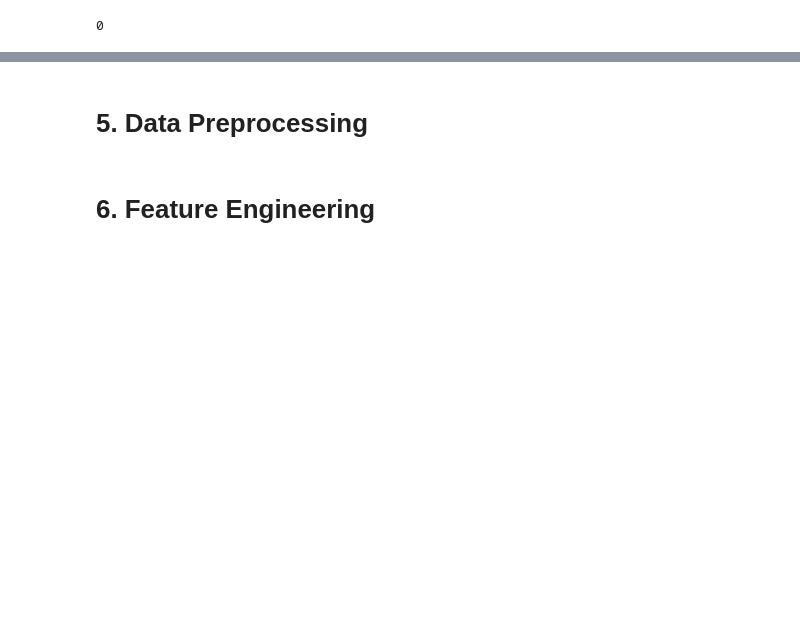
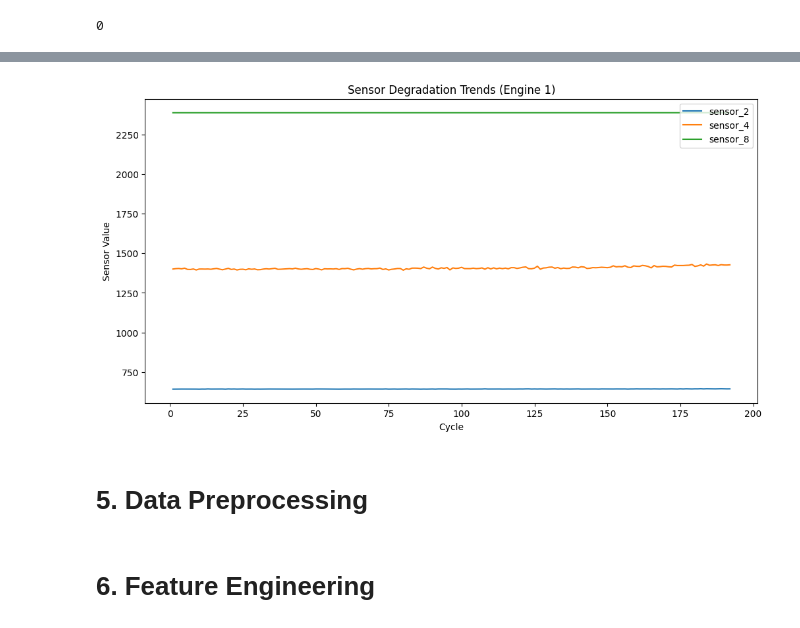
Before and after one commit to 0mcodes/AIML_PROJECTS, a Jupyter notebook: AI-Driven Aircraft Engine Predictive Maintenance System/Aircraft_Engine_Health_Monitoring.ipynb, the cells around one changed output, grey strips where cells are left out. Cells and saved outputs as stored; diff of their text form; code cells hidden in the pictures; blank space fills up the shorter version.

```diff
--- a/AI-Driven Aircraft Engine Predictive Maintenance System/Aircraft_Engine_Health_Monitoring.ipynb
+++ b/AI-Driven Aircraft Engine Predictive Maintenance System/Aircraft_Engine_Health_Monitoring.ipynb
@@ -238,5 +199,24 @@ engine_cycles.plot(kind="hist", bins=20, title="Distribution of Engine Life Cycl
 # %%
-asdsad
+engine_1 = train_df[train_df['engine_id'] == 1]
+# %%
+import matplotlib.pyplot as plt
+
+sensors_plt = ["sensor_2","sensor_4","sensor_8"]
+
+plt.figure(figsize=(12,6))
+
+for s in sensors_plt:
+    plt.plot(engine_1["cycle"],engine_1[s], label=s)
+
+
+
+plt.xlabel("Cycle")
+plt.ylabel("Sensor Value")
+plt.title("Sensor Degradation Trends (Engine 1)")
+plt.legend()
+plt.show()
+# %% [output]
+[figure, added]
 # %% [markdown]
 # 5. Data Preprocessing
 # %% [markdown]
```
Also changed, not shown: parts of 17 cells of this notebook.
